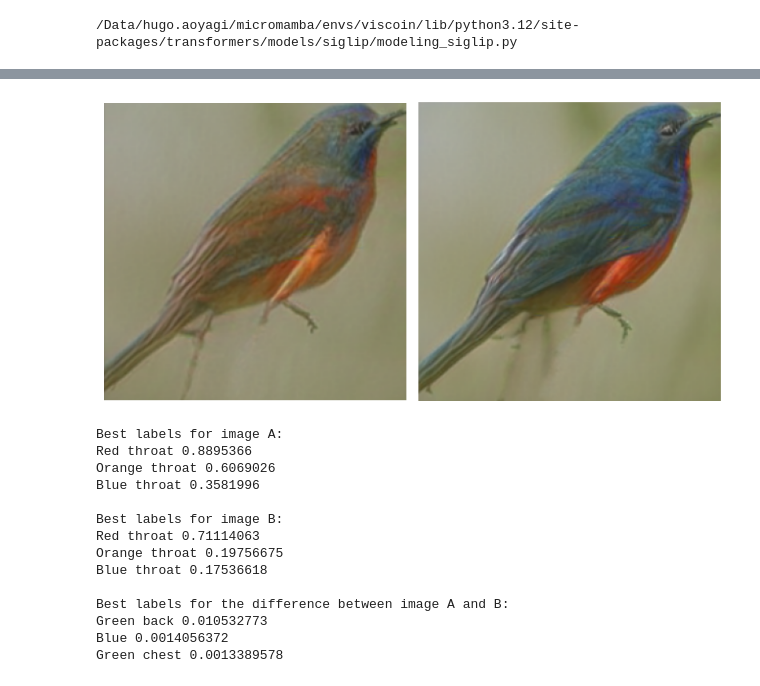
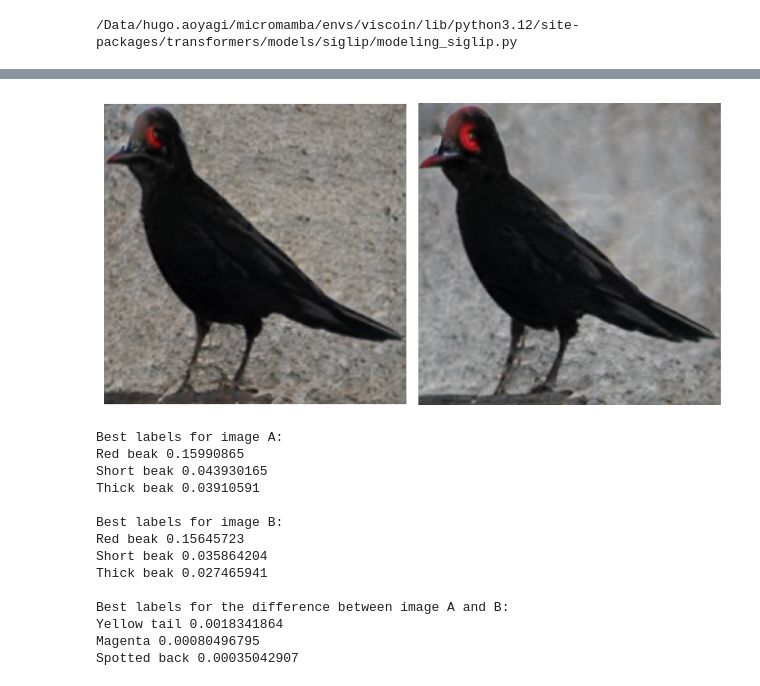
Before and after one commit to GnRlLeclerc/VisCoIN, a Jupyter notebook: experiments/siglip_test.ipynb, the cells around one changed output, grey strips where cells are left out. Cells and saved outputs as stored; diff of their text form; code cells hidden in the pictures.

Commit message:
added images to experiment

```diff
--- a/experiments/siglip_test.ipynb
+++ b/experiments/siglip_test.ipynb
@@ -231,26 +231,24 @@ Yellow crest 0.036972594
 # %%
-# image_lbd1 = Image.open("images/redeye-lbd1.png")
-# image_lbd4 = Image.open("images/redeye-lbd4.png")
-image_lbd1 = Image.open("images/blueupper-lbd1.png")
-image_lbd4 = Image.open("images/blueupper-lbd4.png")
+image_lbd1 = Image.open("images/redeye-lbd1.png")
+image_lbd4 = Image.open("images/redeye-lbd4.png")
 
 image_lbd1 = np.array(image_lbd1)[:, :, :3]
 image_lbd4 = np.array(image_lbd4)[:, :, :3]
 
 plot_embedding_diff(siglip_model, siglip_processor, image_lbd1, image_lbd4, labels)
 # %% [output]
-[figure, old version]
+[figure, new version]
 Best labels for image A:
-Red throat 0.8895366
-Orange throat 0.6069026
-Blue throat 0.3581996
+Red beak 0.15990865
+Short beak 0.043930165
+Thick beak 0.03910591
 
 Best labels for image B:
-Red throat 0.71114063
-Orange throat 0.19756675
-Blue throat 0.17536618
+Red beak 0.15645723
+Short beak 0.035864204
+Thick beak 0.027465941
 
 Best labels for the difference between image A and B:
-Green back 0.010532773
-Blue 0.0014056372
-Green chest 0.0013389578
+Yellow tail 0.0018341864
+Magenta 0.00080496795
+Spotted back 0.00035042907
```
Also changed, not shown: parts of 2 cells of this notebook, 7 other files.
